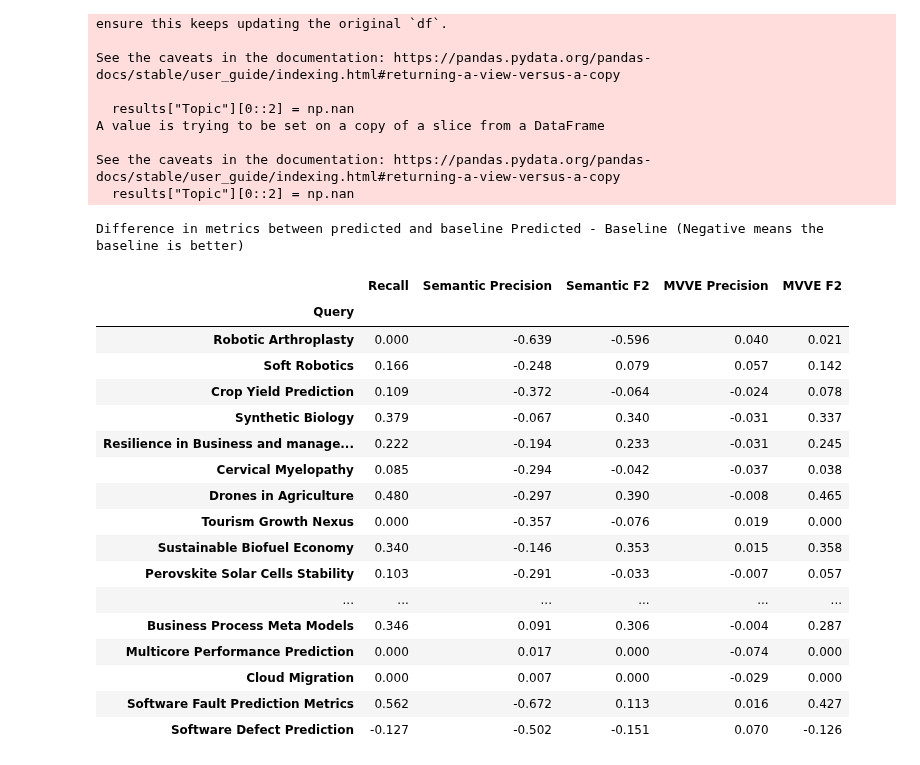
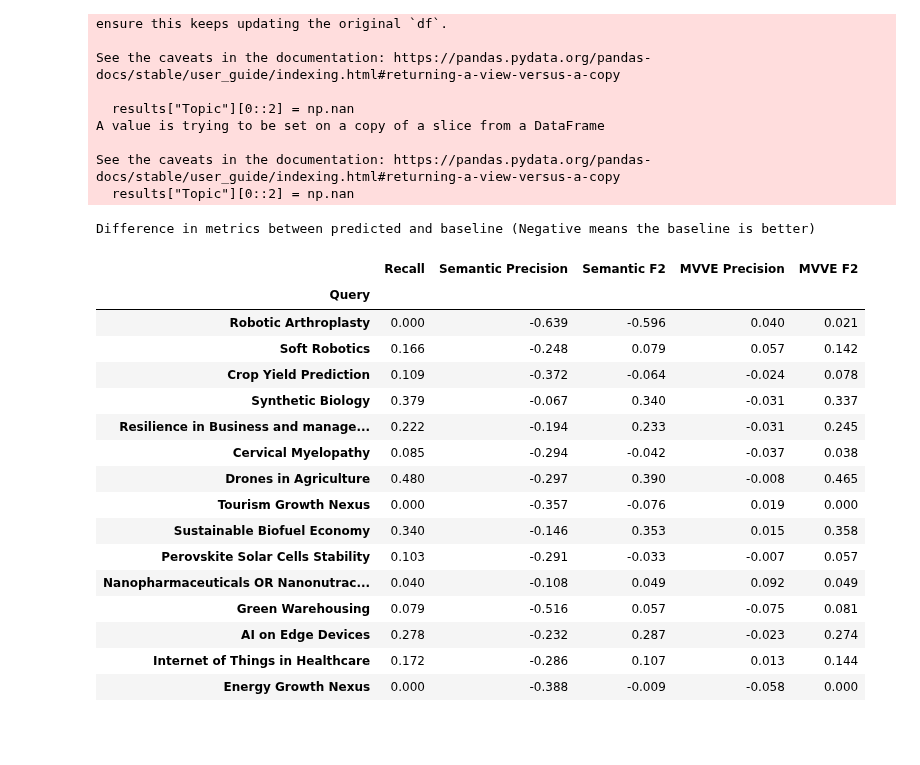
Before and after one commit to Mohammadsaknini/LitQEval, a Jupyter notebook: litQeval/notebooks/eval_pipeline.ipynb, the cells around one changed output. Drawn from its saved outputs; the diff is of its cells as text; code cells hidden in the pictures; blank space fills up the shorter version.

```diff
--- a/litQeval/notebooks/eval_pipeline.ipynb
+++ b/litQeval/notebooks/eval_pipeline.ipynb
@@ -163,28 +165,29 @@ fig.show()
 # %%
 # difference in metrics between predicted and baseline (Recall	Semantic Precision	Semantic F2	MVVE Precision	MVVE F2	)
 diff_df = results.loc["Predicted"][["Recall","Semantic Precision" ,"Semantic F2" ,"MVVE Precision", "MVVE F2"]].values\
       - results.loc["Baseline"][["Recall","Semantic Precision" ,"Semantic F2" ,"MVVE Precision", "MVVE F2"]].values
 
 diff_df = pd.DataFrame(diff_df.round(3), columns=["Recall","Semantic Precision" ,"Semantic F2" ,"MVVE Precision", "MVVE F2"], index=results.loc["Baseline"]["Query"])
 diff_df = diff_df.style.map(lambda x: 'background-color: #6b0801' if x < -0.5 else 'background-color: #a82b22' if x < 0 else '')
-diff_df.format("{:.3f}").set_caption("Difference in metrics between predicted and baseline Predicted - Baseline (Negative means the baseline is better)")
+diff_df.format("{:.3f}").set_caption("Difference in metrics between predicted and baseline (Negative means the baseline is better)")
+# hide the first row
+diff_df.hide(subset=diff_df.index[-7:])
 # %% [output]
-Difference in metrics between predicted and baseline Predicted - Baseline (Negative means the baseline is better)
+Difference in metrics between predicted and baseline (Negative means the baseline is better)
 |  | Recall | Semantic Precision | Semantic F2 | MVVE Precision | MVVE F2 |
 | Query |  |  |  |  |  |
 | Robotic Arthroplasty | 0.000 | -0.639 | -0.596 | 0.040 | 0.021 |
 | Soft Robotics | 0.166 | -0.248 | 0.079 | 0.057 | 0.142 |
 | Crop Yield Prediction | 0.109 | -0.372 | -0.064 | -0.024 | 0.078 |
 | Synthetic Biology | 0.379 | -0.067 | 0.340 | -0.031 | 0.337 |
 | Resilience in Business and manage... | 0.222 | -0.194 | 0.233 | -0.031 | 0.245 |
 | Cervical Myelopathy | 0.085 | -0.294 | -0.042 | -0.037 | 0.038 |
 | Drones in Agriculture | 0.480 | -0.297 | 0.390 | -0.008 | 0.465 |
 | Tourism Growth Nexus | 0.000 | -0.357 | -0.076 | 0.019 | 0.000 |
 | Sustainable Biofuel Economy | 0.340 | -0.146 | 0.353 | 0.015 | 0.358 |
 | Perovskite Solar Cells Stability | 0.103 | -0.291 | -0.033 | -0.007 | 0.057 |
-| ... | ... | ... | ... | ... | ... |
-| Business Process Meta Models | 0.346 | 0.091 | 0.306 | -0.004 | 0.287 |
-| Multicore Performance Prediction | 0.000 | 0.017 | 0.000 | -0.074 | 0.000 |
-| Cloud Migration | 0.000 | 0.007 | 0.000 | -0.029 | 0.000 |
-| Software Fault Prediction Metrics | 0.562 | -0.672 | 0.113 | 0.016 | 0.427 |
-| Software Defect Prediction | -0.127 | -0.502 | -0.151 | 0.070 | -0.126 |
+| Nanopharmaceuticals OR Nanonutrac... | 0.040 | -0.108 | 0.049 | 0.092 | 0.049 |
+| Green Warehousing | 0.079 | -0.516 | 0.057 | -0.075 | 0.081 |
+| AI on Edge Devices | 0.278 | -0.232 | 0.287 | -0.023 | 0.274 |
+| Internet of Things in Healthcare | 0.172 | -0.286 | 0.107 | 0.013 | 0.144 |
+| Energy Growth Nexus | 0.000 | -0.388 | -0.009 | -0.058 | 0.000 |
```
Also changed, not shown: parts of 2 cells of this notebook, 1 other file.
